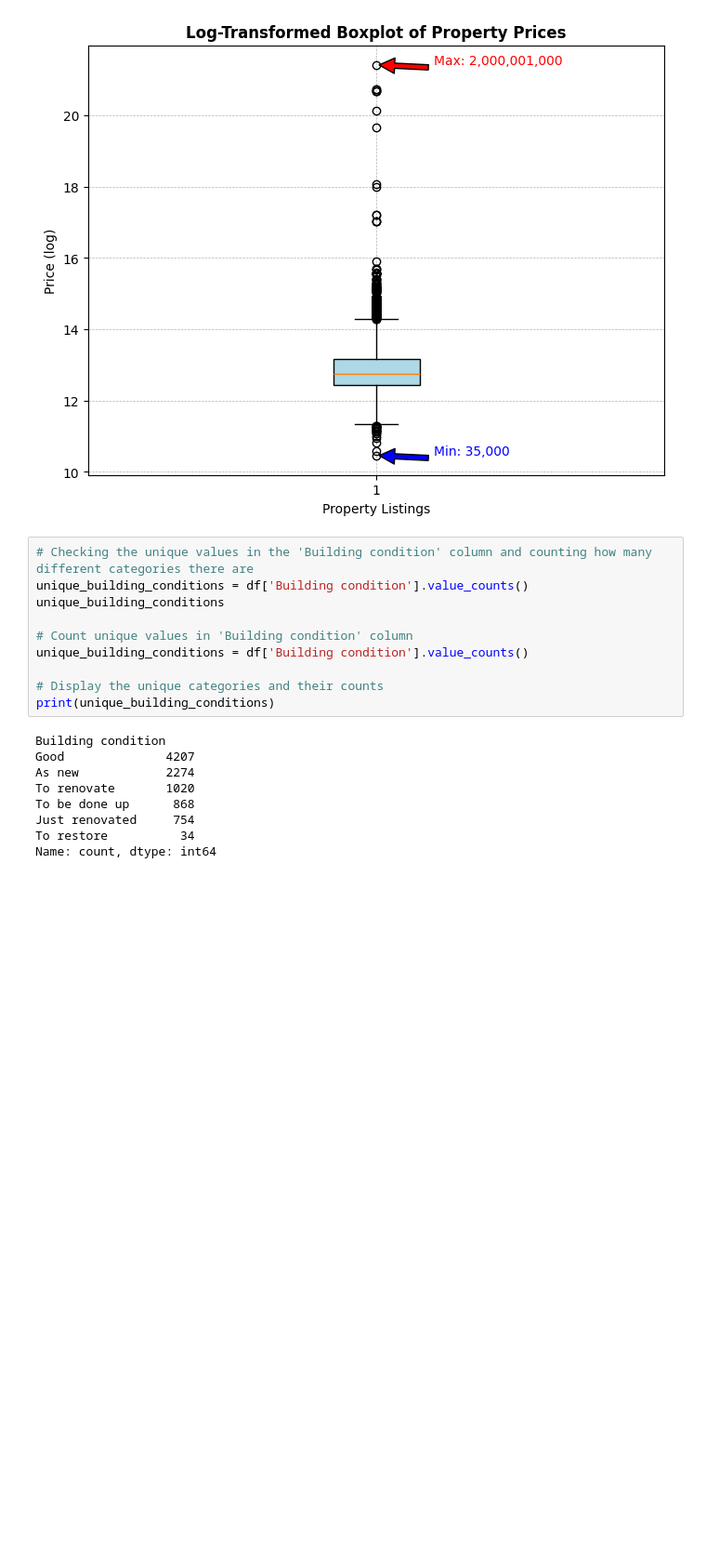
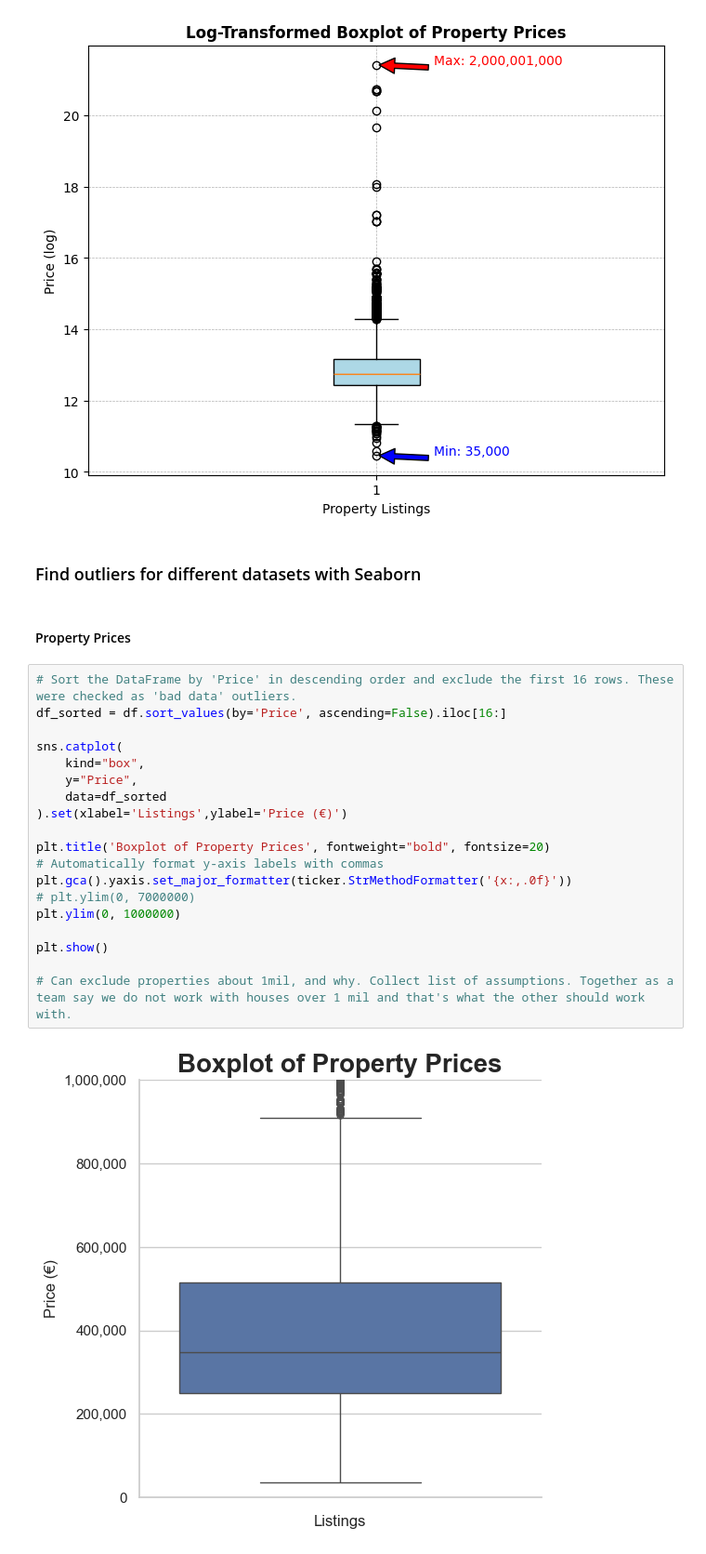
Before and after one commit to kgriff21/immoeliza_data_analysis, a Jupyter notebook: Analysis/Kelli_immoeliza_visualization.ipynb, the cells around one changed output. Shown at 93% size. Saved outputs shown, nothing was run; the diff lists cells and outputs as text; blank space fills up the shorter version.

```diff
--- a/Analysis/Kelli_immoeliza_visualization.ipynb
+++ b/Analysis/Kelli_immoeliza_visualization.ipynb
@@ -84,22 +86,28 @@ plt.annotate(f'Min: {int(min_price):,}', xy=(1, log_min_price), xytext=(1.1, log
 plt.show()
 # %% [output]
 [figure]
-# %%
-# Checking the unique values in the 'Building condition' column and counting how many different categories there are
-unique_building_conditions = df['Building condition'].value_counts()
-unique_building_conditions
-
-# Count unique values in 'Building condition' column
-unique_building_conditions = df['Building condition'].value_counts()
-
-# Display the unique categories and their counts
-print(unique_building_conditions)
-# %% [output]
-Building condition
-Good              4207
-As new            2274
-To renovate       1020
-To be done up      868
-Just renovated     754
-To restore          34
-Name: count, dtype: int64
+# %% [markdown]
+### Find outliers for different datasets with Seaborn
+# %% [markdown]
+#### Property Prices
+# %%
+# Sort the DataFrame by 'Price' in descending order and exclude the first 16 rows. These were checked as 'bad data' outliers.
+df_sorted = df.sort_values(by='Price', ascending=False).iloc[16:]
+
+sns.catplot(
+    kind="box",
+    y="Price",
+    data=df_sorted
+).set(xlabel='Listings',ylabel='Price (€)')
+
+plt.title('Boxplot of Property Prices', fontweight="bold", fontsize=20)
+# Automatically format y-axis labels with commas
+plt.gca().yaxis.set_major_formatter(ticker.StrMethodFormatter('{x:,.0f}'))
+# plt.ylim(0, 7000000)
+plt.ylim(0, 1000000)
+
+plt.show()
+
+# Can exclude properties about 1mil, and why. Collect list of assumptions. Together as a team say we do not work with houses over 1 mil and that's what the other should work with.
+# %% [output]
+[figure, added]
```
Also changed, not shown: parts of 7 cells of this notebook, 2 other files.
